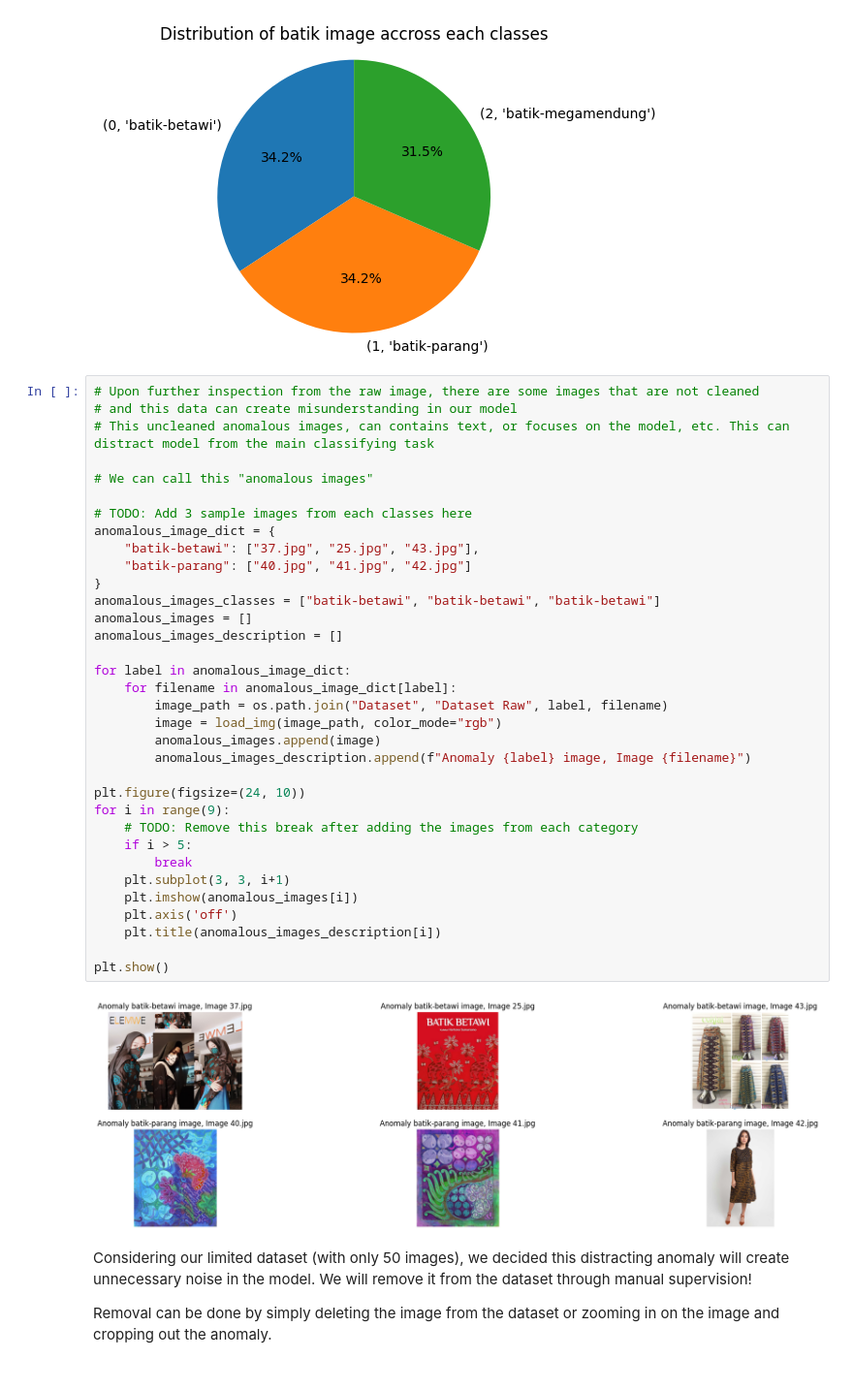
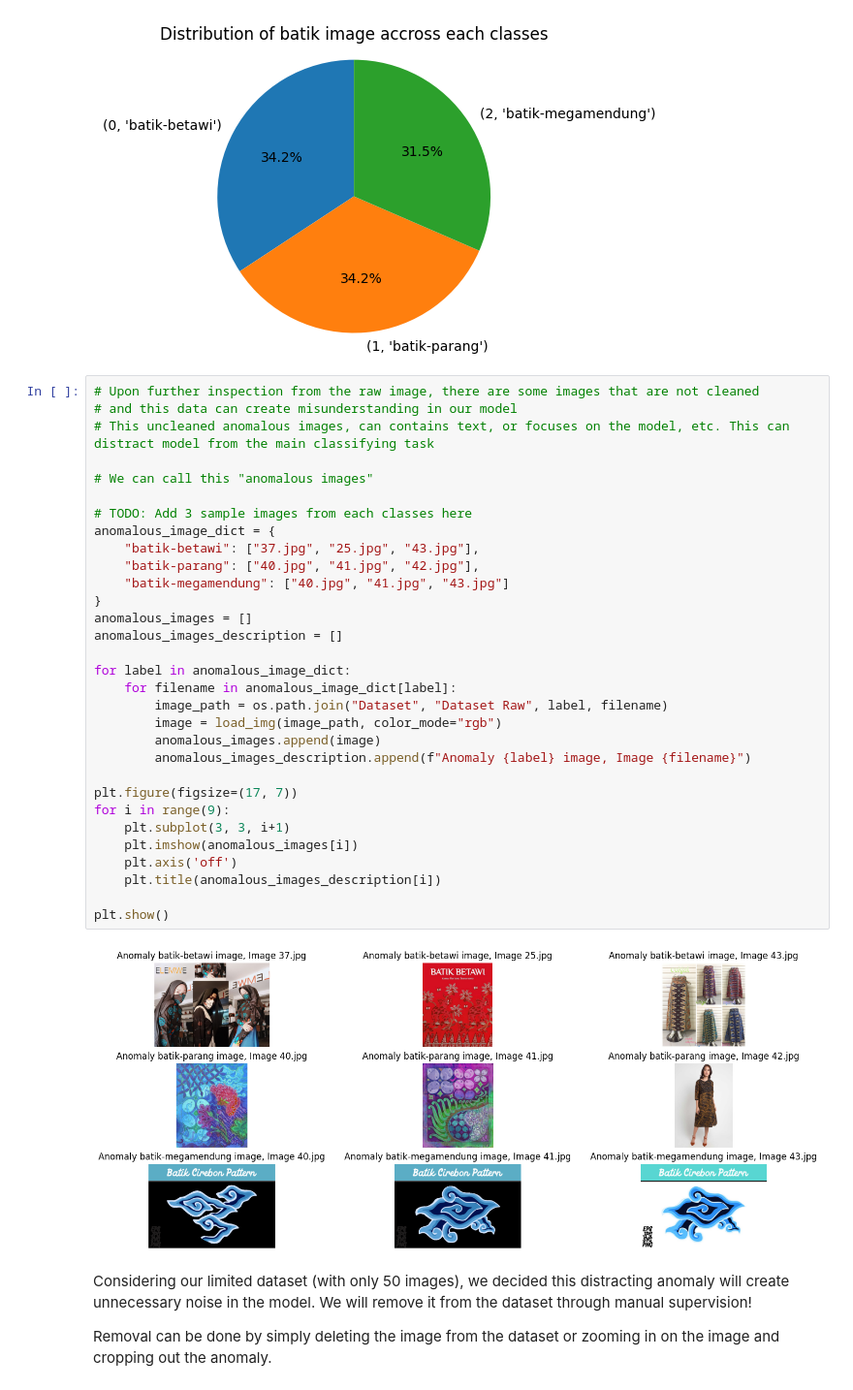
Before and after one commit to vncnttan/binus-aol-deep-learning-indonesian-batik-motifs, a Jupyter notebook: eda.ipynb, the cells around one changed output. Shown at 97% size. Drawn from its saved outputs; the diff is of its cells as text.

```diff
--- a/eda.ipynb
+++ b/eda.ipynb
@@ -58,39 +58,36 @@ Image batik-megamendung count: 46
 # %%
 # Upon further inspection from the raw image, there are some images that are not cleaned
 # and this data can create misunderstanding in our model
 # This uncleaned anomalous images, can contains text, or focuses on the model, etc. This can distract model from the main classifying task
 
 # We can call this "anomalous images"
 
 # TODO: Add 3 sample images from each classes here
 anomalous_image_dict = {
     "batik-betawi": ["37.jpg", "25.jpg", "43.jpg"],
-    "batik-parang": ["40.jpg", "41.jpg", "42.jpg"]
+    "batik-parang": ["40.jpg", "41.jpg", "42.jpg"],
+    "batik-megamendung": ["40.jpg", "41.jpg", "43.jpg"]
 }
-anomalous_images_classes = ["batik-betawi", "batik-betawi", "batik-betawi"]
 anomalous_images = []
 anomalous_images_description = []
 
 for label in anomalous_image_dict:
     for filename in anomalous_image_dict[label]:
         image_path = os.path.join("Dataset", "Dataset Raw", label, filename)
         image = load_img(image_path, color_mode="rgb")
         anomalous_images.append(image)
         anomalous_images_description.append(f"Anomaly {label} image, Image {filename}")
 
-plt.figure(figsize=(24, 10))
+plt.figure(figsize=(17, 7))
 for i in range(9):
-    # TODO: Remove this break after adding the images from each category
-    if i > 5:
-        break
     plt.subplot(3, 3, i+1)
     plt.imshow(anomalous_images[i])
     plt.axis('off')
     plt.title(anomalous_images_description[i])
 
 plt.show()
 # %% [output]
-[figure, old version]
+[figure, new version]
 # %% [markdown]
 Considering our limited dataset (with only 50 images), we decided this distracting anomaly will create unnecessary noise in the model. We will remove it from the dataset through manual supervision!
 
```
Also changed, not shown: parts of 1 cell of this notebook, 2 other files.
